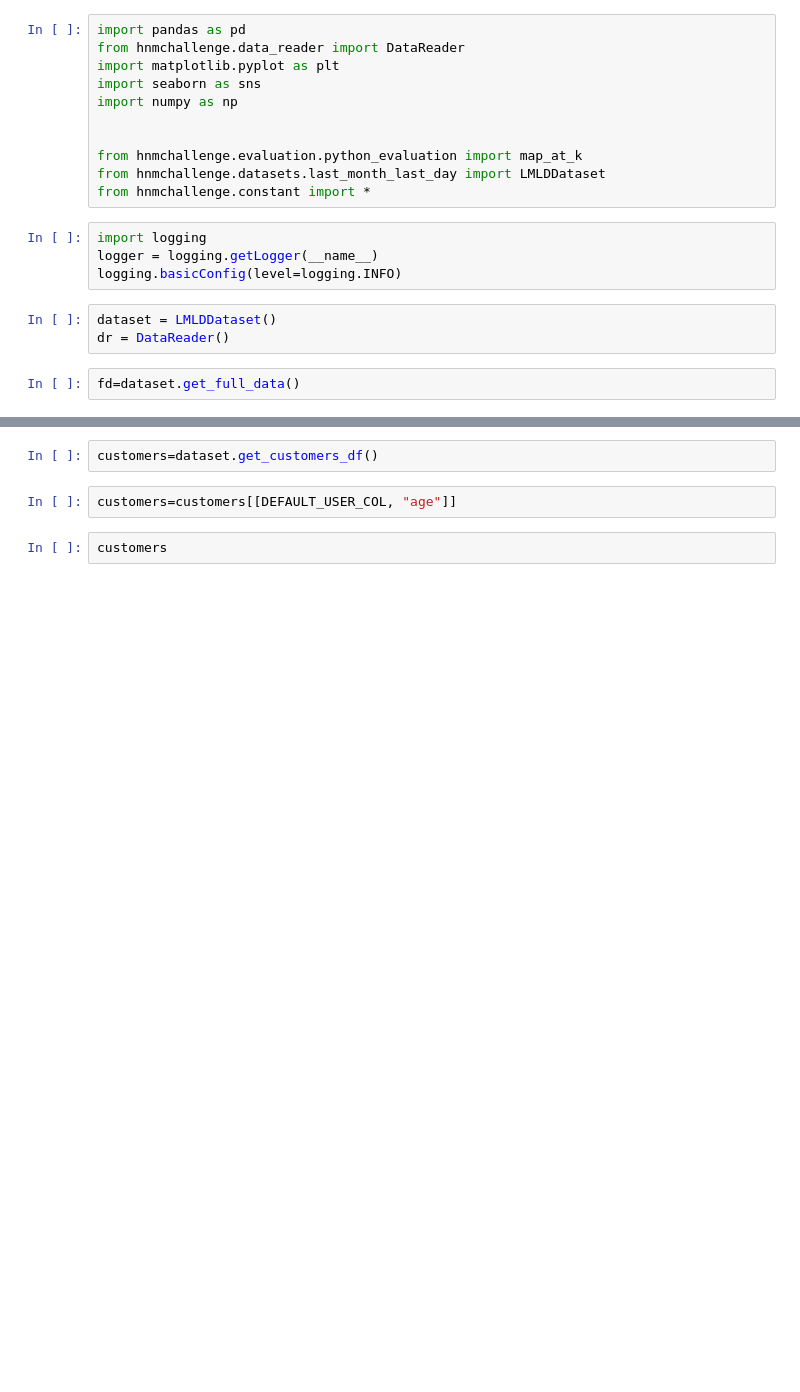
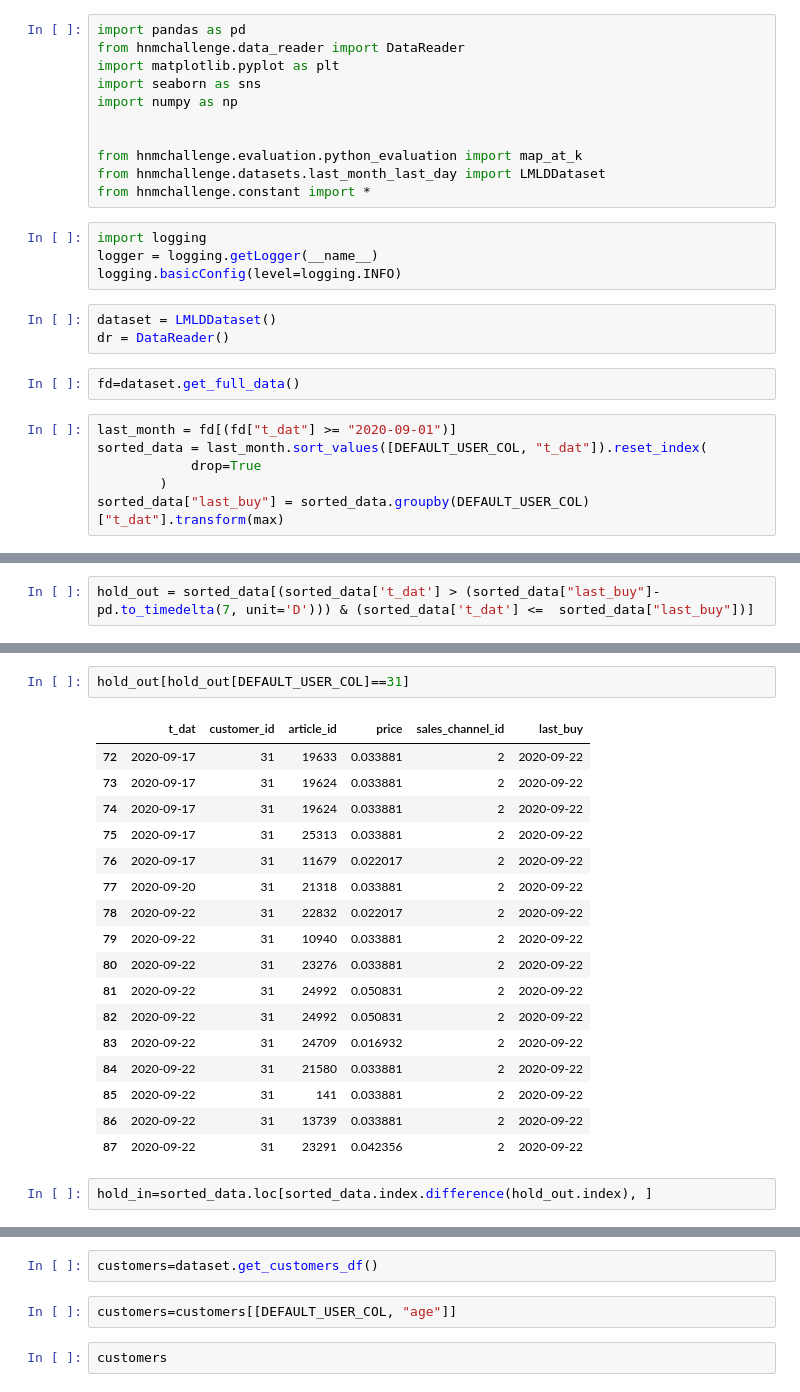
Before and after one commit to damicoedoardo/HnMChallenge, a Jupyter notebook: hnmchallenge/data_analysis/aayush_user.ipynb, the cells around one changed output, grey strips where cells are left out. Saved outputs shown, nothing was run; the diff lists cells and outputs as text; blank space fills up the shorter version.

Commit message:
last month last week on users data

```diff
--- a/hnmchallenge/data_analysis/aayush_user.ipynb
+++ b/hnmchallenge/data_analysis/aayush_user.ipynb
@@ -18,3 +18,9 @@ dataset = LMLDDataset()
 dr = DataReader()
 # %%
 fd=dataset.get_full_data()
+# %%
+last_month = fd[(fd["t_dat"] >= "2020-09-01")]
+sorted_data = last_month.sort_values([DEFAULT_USER_COL, "t_dat"]).reset_index(
+            drop=True
+        )
+sorted_data["last_buy"] = sorted_data.groupby(DEFAULT_USER_COL)["t_dat"].transform(max)
@@ -20,0 +43,2 @@ fd=dataset.get_full_data()
+# %%
+hold_out = sorted_data[(sorted_data['t_dat'] > (sorted_data["last_buy"]-pd.to_timedelta(7, unit='D'))) & (sorted_data['t_dat'] <=  sorted_data["last_buy"])]
@@ -20,0 +61,22 @@ fd=dataset.get_full_data()
+# %%
+hold_out[hold_out[DEFAULT_USER_COL]==31]
+# %% [output]
+|  | t_dat | customer_id | article_id | price | sales_channel_id | last_buy |
+| 72 | 2020-09-17 | 31 | 19633 | 0.033881 | 2 | 2020-09-22 |
+| 73 | 2020-09-17 | 31 | 19624 | 0.033881 | 2 | 2020-09-22 |
+| 74 | 2020-09-17 | 31 | 19624 | 0.033881 | 2 | 2020-09-22 |
+| 75 | 2020-09-17 | 31 | 25313 | 0.033881 | 2 | 2020-09-22 |
+| 76 | 2020-09-17 | 31 | 11679 | 0.022017 | 2 | 2020-09-22 |
+| 77 | 2020-09-20 | 31 | 21318 | 0.033881 | 2 | 2020-09-22 |
+| 78 | 2020-09-22 | 31 | 22832 | 0.022017 | 2 | 2020-09-22 |
+| 79 | 2020-09-22 | 31 | 10940 | 0.033881 | 2 | 2020-09-22 |
+| 80 | 2020-09-22 | 31 | 23276 | 0.033881 | 2 | 2020-09-22 |
+| 81 | 2020-09-22 | 31 | 24992 | 0.050831 | 2 | 2020-09-22 |
+| 82 | 2020-09-22 | 31 | 24992 | 0.050831 | 2 | 2020-09-22 |
+| 83 | 2020-09-22 | 31 | 24709 | 0.016932 | 2 | 2020-09-22 |
+| 84 | 2020-09-22 | 31 | 21580 | 0.033881 | 2 | 2020-09-22 |
+| 85 | 2020-09-22 | 31 | 141 | 0.033881 | 2 | 2020-09-22 |
+| 86 | 2020-09-22 | 31 | 13739 | 0.033881 | 2 | 2020-09-22 |
+| 87 | 2020-09-22 | 31 | 23291 | 0.042356 | 2 | 2020-09-22 |
+# %%
+hold_in=sorted_data.loc[sorted_data.index.difference(hold_out.index), ]
```
Also changed, not shown: parts of 14 cells of this notebook, 1 other file.
